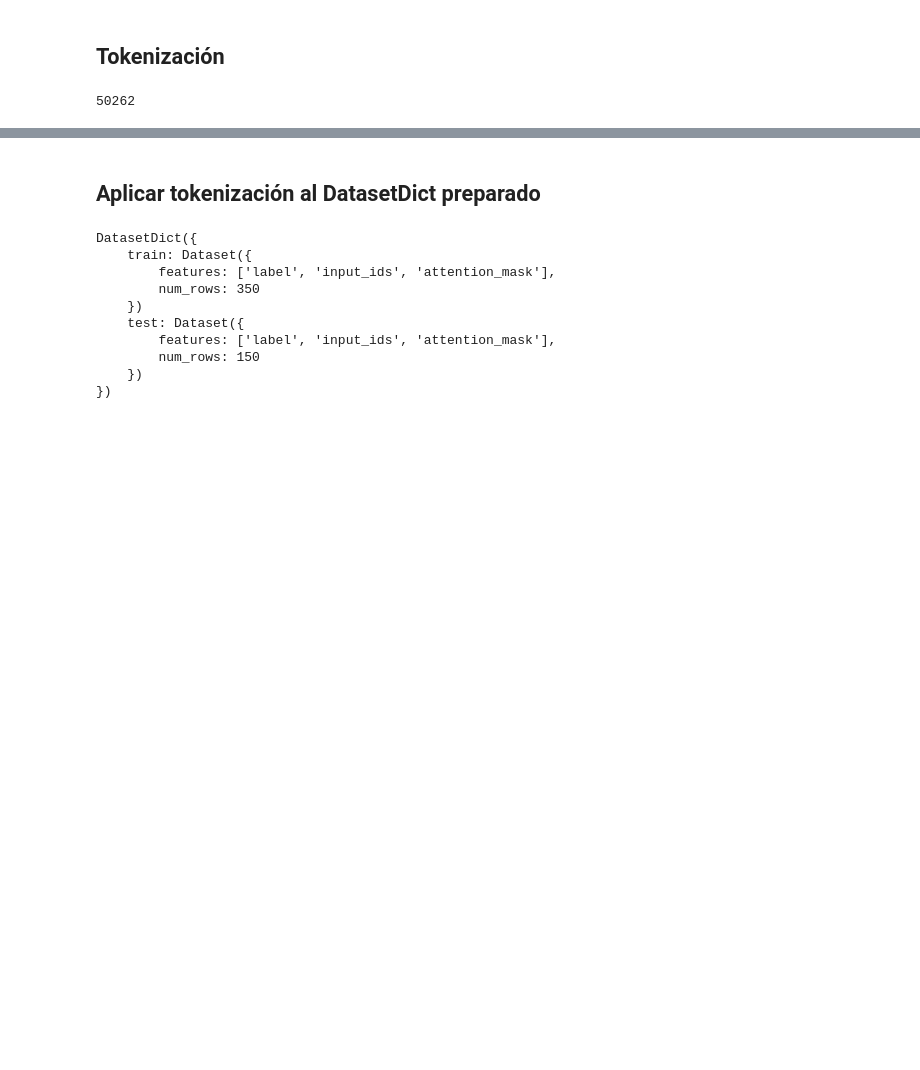
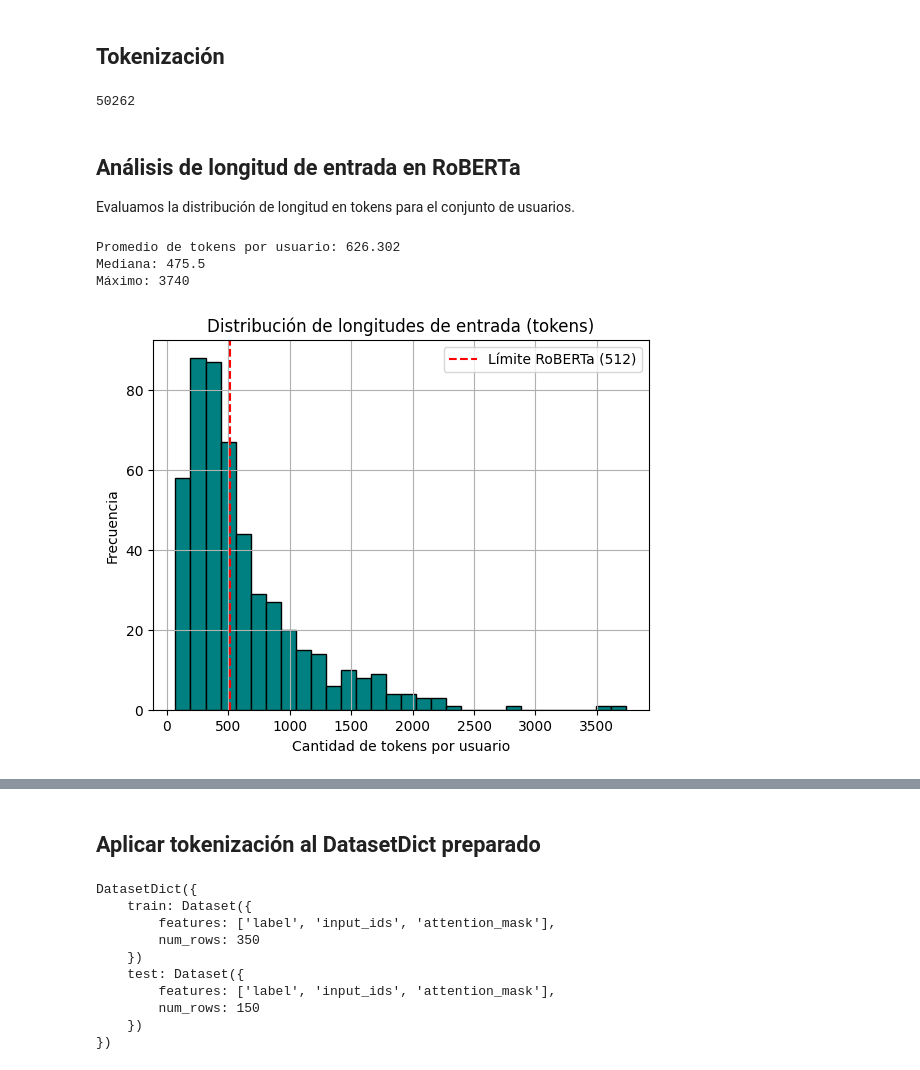
Before and after one commit to manununhez/mentalrisk-nlp-ucom, a Jupyter notebook: notebook/03_roberta_fine_tuning.ipynb, the cells around one changed output, grey strips where cells are left out. Cells and saved outputs as stored; diff of their text form; code cells hidden in the pictures; blank space fills up the shorter version.

```diff
--- a/notebook/03_roberta_fine_tuning.ipynb
+++ b/notebook/03_roberta_fine_tuning.ipynb
@@ -237,3 +242,27 @@ def tokenize(example):
         truncation=True,         # Cortar si excede el máximo
         max_length=512           # 512 porque RoBERTa-BNE permite el máximo estándar de entrada y nuestros textos por usuario pueden ser largos.
     )
+# %% [markdown]
+## Análisis de longitud de entrada en RoBERTa
+Evaluamos la distribución de longitud en tokens para el conjunto de usuarios.
+# %%
+token_lengths = df_user_level["message_clean"].apply(lambda x: len(tokenizer.tokenize(x)))
+
+print("Promedio de tokens por usuario:", token_lengths.mean())
+print("Mediana:", token_lengths.median())
+print("Máximo:", token_lengths.max())
+
+# Distribución visual
+plt.hist(token_lengths, bins=30, color="#008080", edgecolor="black")
+plt.axvline(512, color="red", linestyle="--", label="Límite RoBERTa (512)")
+plt.title("Distribución de longitudes de entrada (tokens)")
+plt.xlabel("Cantidad de tokens por usuario")
+plt.ylabel("Frecuencia")
+plt.legend()
+plt.grid()
+plt.show()
+# %% [output]
+Promedio de tokens por usuario: 626.302
+Mediana: 475.5
+Máximo: 3740
+[figure, added]
```
Also changed, not shown: parts of 23 cells of this notebook, 7 other files.
